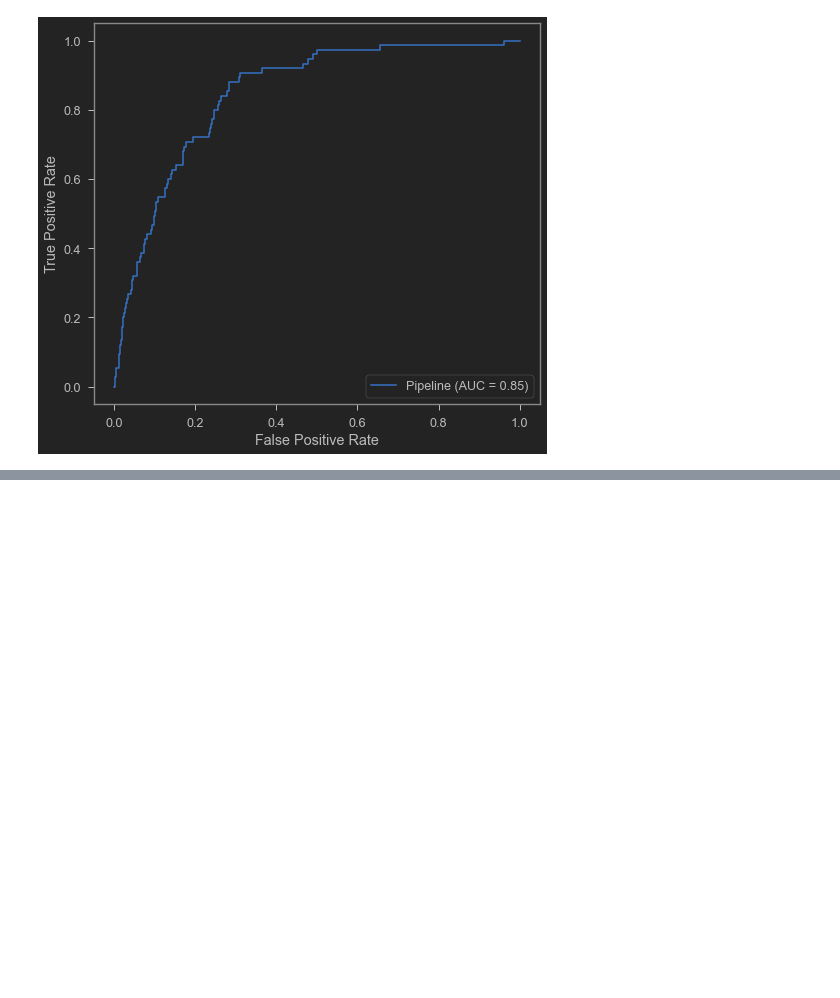
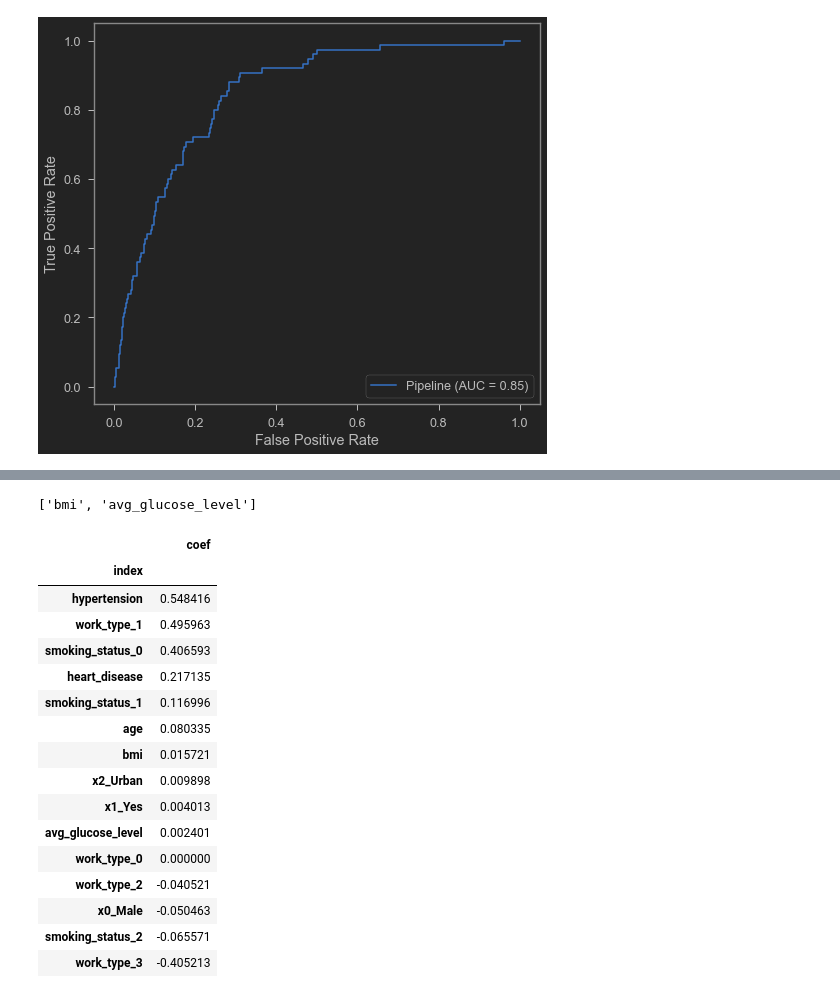
Before and after one commit to shinjiriki/Final-Project-Stroke, a Jupyter notebook: stroke_predict.ipynb, the cells around one changed output, grey strips where cells are left out. Saved outputs shown, nothing was run; the diff lists cells and outputs as text; code cells hidden in the pictures; blank space fills up the shorter version.

```diff
--- a/stroke_predict.ipynb
+++ b/stroke_predict.ipynb
@@ -1408,4 +450,0 @@ grid_search = GridSearchCV(estimator, param_grid = hyperparam_space, cv = skfold
-# %%
-grid_search.fit(x_train, y_train)
-print('best score ', grid_search.best_score_)
-print('best score ', grid_search.best_params_)
@@ -1507,0 +498,4 @@ Work as intended, overall the best resampling method would be random-under-sampl
+# %%
+grid_search.best_estimator_[0].transformers_[2][2]
+# %% [output]
+['bmi', 'avg_glucose_level']
@@ -1507,0 +504,21 @@ Work as intended, overall the best resampling method would be random-under-sampl
+# %%
+coef_tab = pd.DataFrame({'index' : feature, 'coef': grid_search.best_estimator_[2].coef_.flatten()}).set_index('index').sort_values('coef', ascending= False)
+coef_tab
+# %% [output]
+|  | coef |
+| index |  |
+| hypertension | 0.548416 |
+| work_type_1 | 0.495963 |
+| smoking_status_0 | 0.406593 |
+| heart_disease | 0.217135 |
+| smoking_status_1 | 0.116996 |
+| age | 0.080335 |
+| bmi | 0.015721 |
+| x2_Urban | 0.009898 |
+| x1_Yes | 0.004013 |
+| avg_glucose_level | 0.002401 |
+| work_type_0 | 0.000000 |
+| work_type_2 | -0.040521 |
+| x0_Male | -0.050463 |
+| smoking_status_2 | -0.065571 |
+| work_type_3 | -0.405213 |
```
Also changed, not shown: parts of 162 cells of this notebook.
